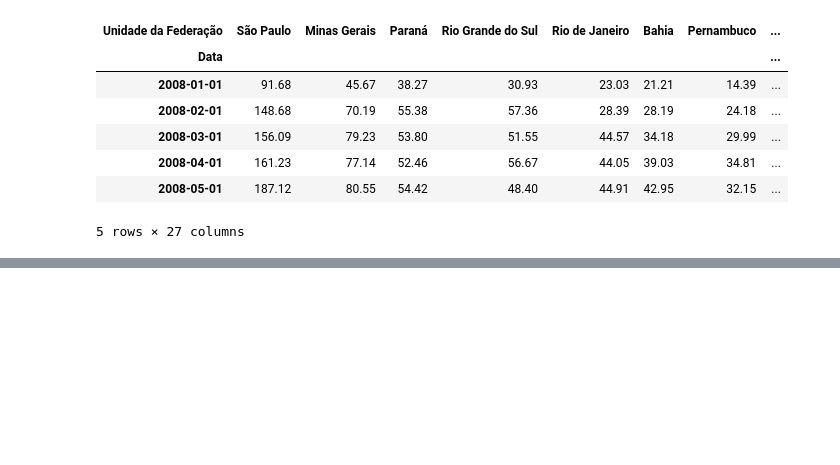
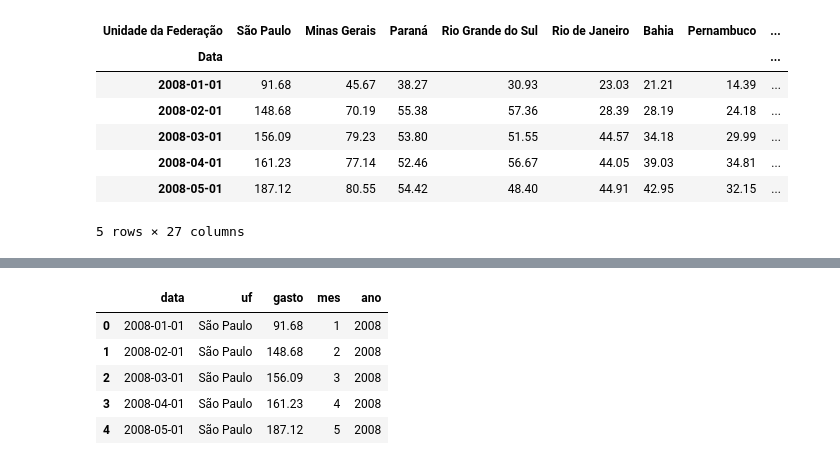
Before and after one commit to antoniodragoc/Bootcamp_Data_Science_Aplicada, a Jupyter notebook: Modulo02/m02a05.ipynb, the cells around one changed output, grey strips where cells are left out. Saved outputs shown, nothing was run; the diff lists cells and outputs as text; code cells hidden in the pictures; blank space fills up the shorter version.

```diff
--- a/Modulo02/m02a05.ipynb
+++ b/Modulo02/m02a05.ipynb
@@ -114,6 +115,17 @@ mensal_aberto.head()
 | 2 | 2008-03-01 | São Paulo | 156.09 |
 | 3 | 2008-04-01 | São Paulo | 161.23 |
 | 4 | 2008-05-01 | São Paulo | 187.12 |
+# %%
+mensal_aberto['mes'] = mensal_aberto['data'].dt.month
+mensal_aberto['ano'] = mensal_aberto['data'].dt.year
+mensal_aberto.head()
+# %% [output]
+|  | data | uf | gasto | mes | ano |
+| 0 | 2008-01-01 | São Paulo | 91.68 | 1 | 2008 |
+| 1 | 2008-02-01 | São Paulo | 148.68 | 2 | 2008 |
+| 2 | 2008-03-01 | São Paulo | 156.09 | 3 | 2008 |
+| 3 | 2008-04-01 | São Paulo | 161.23 | 4 | 2008 |
+| 4 | 2008-05-01 | São Paulo | 187.12 | 5 | 2008 |
 # %%
 plt.figure( figsize= (12,9) )
 
```
Also changed, not shown: parts of 5 cells of this notebook, 2 other files.
